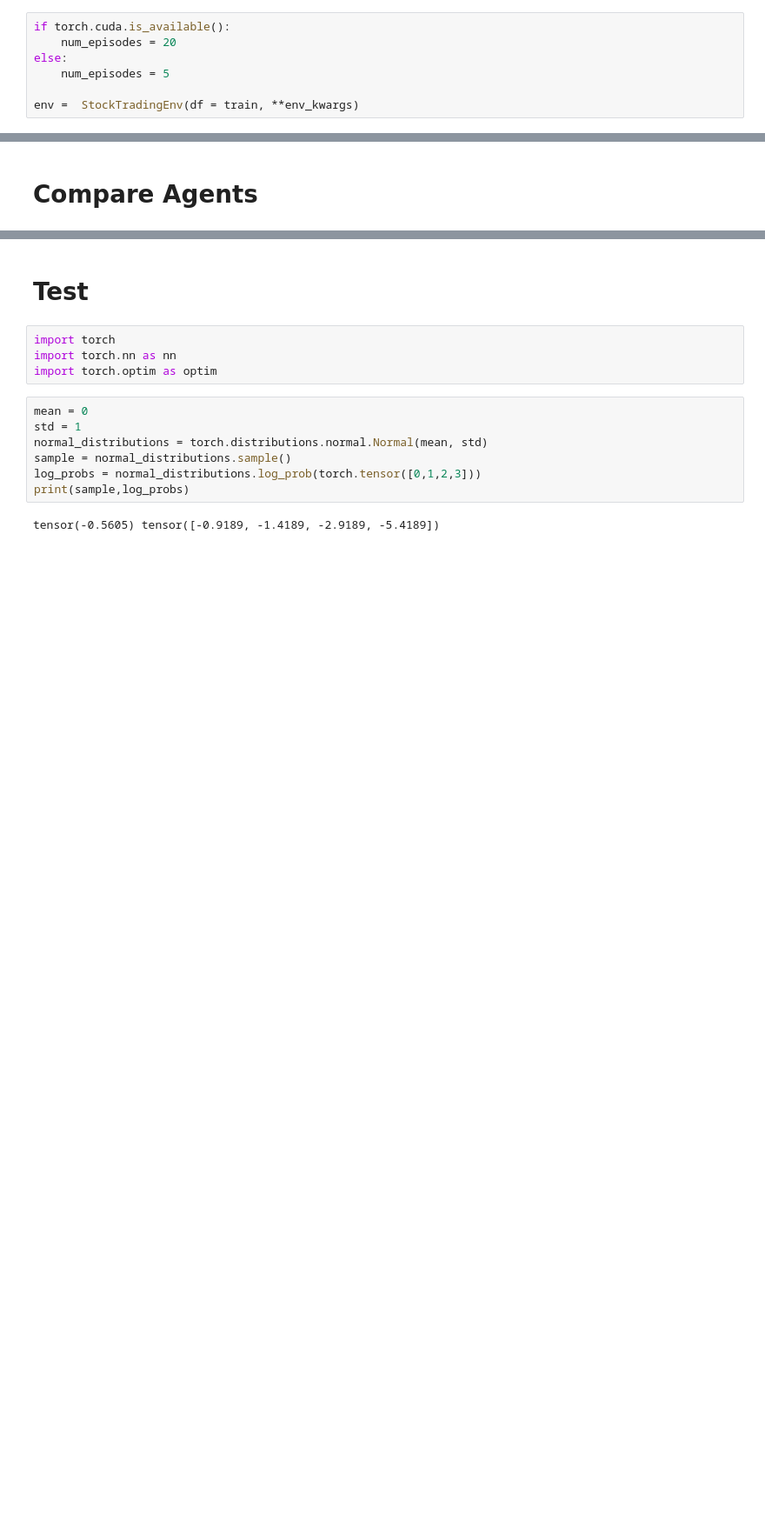
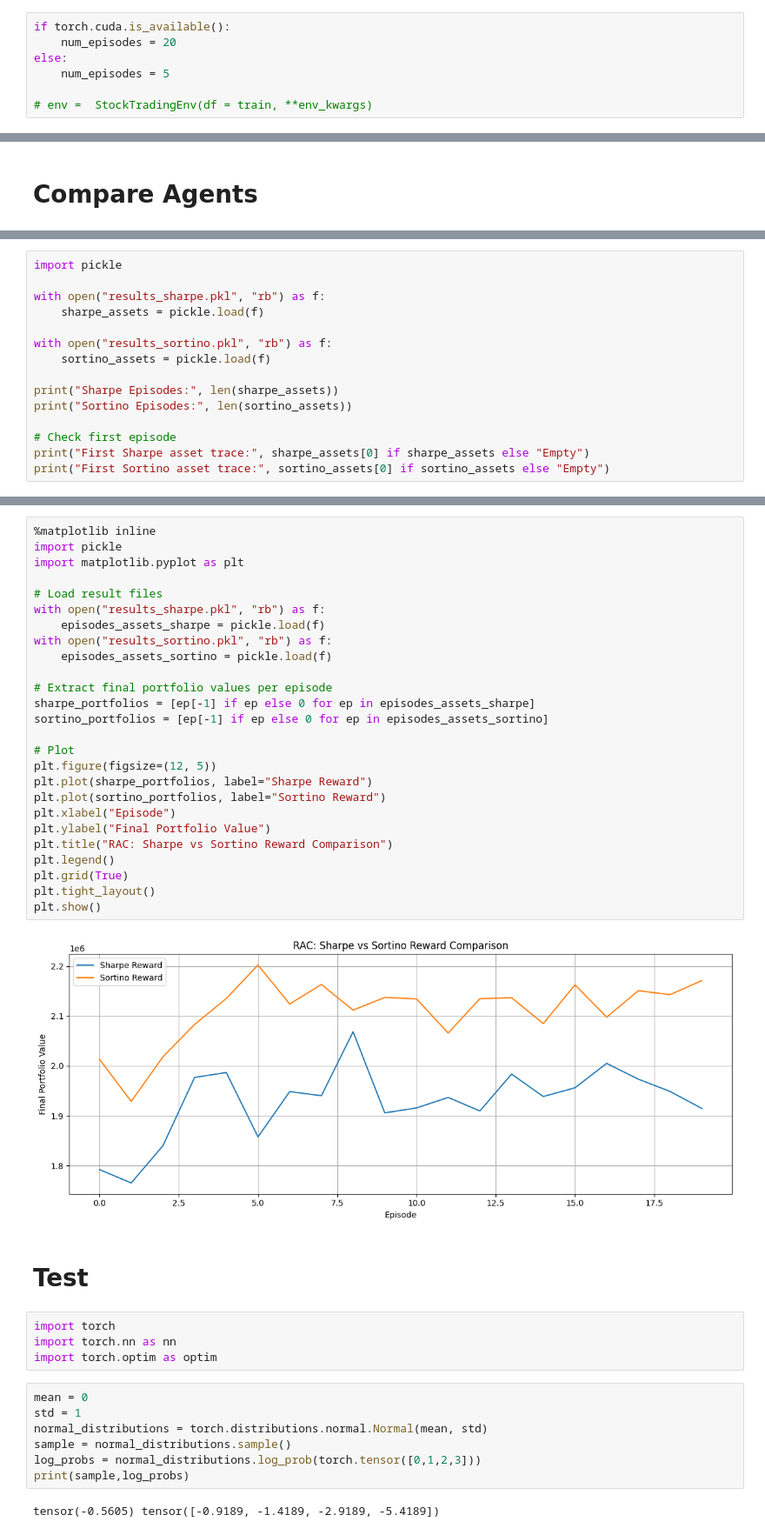
Before and after one commit to Akshitha181203/PortfolioOptimization, a Jupyter notebook: ipynbs/RiskSensitive_AC_stock.ipynb, the cells around one changed output, grey strips where cells are left out. Shown at 87% size. Cells and saved outputs as stored; diff of their text form; blank space fills up the shorter version.

```diff
--- a/ipynbs/RiskSensitive_AC_stock.ipynb
+++ b/ipynbs/RiskSensitive_AC_stock.ipynb
@@ -683,7 +719,7 @@ if torch.cuda.is_available():
 else:
     num_episodes = 5
 
-env =  StockTradingEnv(df = train, **env_kwargs)
+# env =  StockTradingEnv(df = train, **env_kwargs)
 # %%
 is_ipython = 'inline' in matplotlib.get_backend()
 if is_ipython:
@@ -1121,0 +1259,15 @@ pf.create_returns_tear_sheet(get_daily_return(df_dji.reset_index()).squeeze())
+# %%
+import pickle
+
+with open("results_sharpe.pkl", "rb") as f:
+    sharpe_assets = pickle.load(f)
+
+with open("results_sortino.pkl", "rb") as f:
+    sortino_assets = pickle.load(f)
+
+print("Sharpe Episodes:", len(sharpe_assets))
+print("Sortino Episodes:", len(sortino_assets))
+
+# Check first episode
+print("First Sharpe asset trace:", sharpe_assets[0] if sharpe_assets else "Empty")
+print("First Sortino asset trace:", sortino_assets[0] if sortino_assets else "Empty")
@@ -1122,3 +1279,31 @@ pf.create_returns_tear_sheet(get_daily_return(df_dji.reset_index()).squeeze())
+# %%
+%matplotlib inline
+import pickle
+import matplotlib.pyplot as plt
+
+# Load result files
+with open("results_sharpe.pkl", "rb") as f:
+    episodes_assets_sharpe = pickle.load(f)
+with open("results_sortino.pkl", "rb") as f:
+    episodes_assets_sortino = pickle.load(f)
+
+# Extract final portfolio values per episode
+sharpe_portfolios = [ep[-1] if ep else 0 for ep in episodes_assets_sharpe]
+sortino_portfolios = [ep[-1] if ep else 0 for ep in episodes_assets_sortino]
+
+# Plot
+plt.figure(figsize=(12, 5))
+plt.plot(sharpe_portfolios, label="Sharpe Reward")
+plt.plot(sortino_portfolios, label="Sortino Reward")
+plt.xlabel("Episode")
+plt.ylabel("Final Portfolio Value")
+plt.title("RAC: Sharpe vs Sortino Reward Comparison")
+plt.legend()
+plt.grid(True)
+plt.tight_layout()
+plt.show()
+# %% [output]
+[figure, added]
 # %% [markdown]
 # Test
 # %%
```
Also changed, not shown: parts of 12 cells of this notebook.
